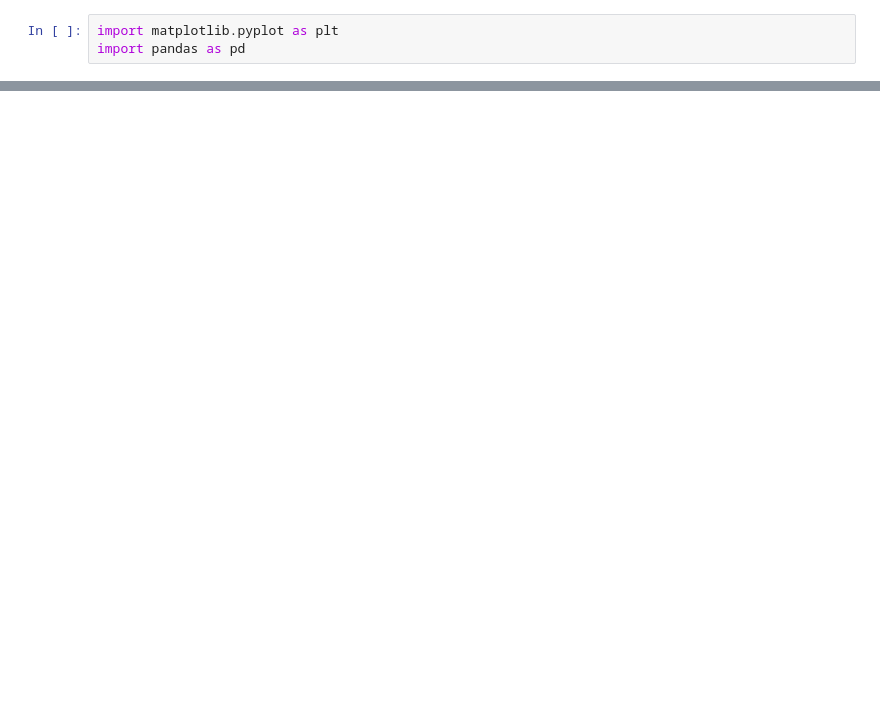
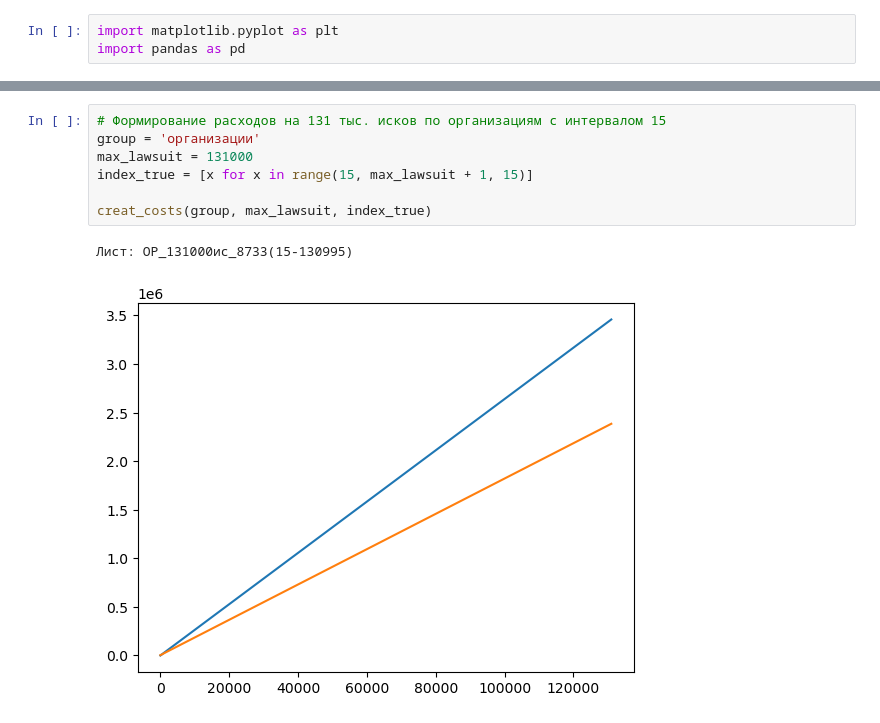
Before and after one commit to ArgentovS/Delegat, a Jupyter notebook: effect_delegat.ipynb, the cells around one changed output, grey strips where cells are left out. Cells and saved outputs as stored; diff of their text form; blank space fills up the shorter version.

```diff
--- a/effect_delegat.ipynb
+++ b/effect_delegat.ipynb
@@ -154,0 +167,10 @@ with pd.ExcelWriter('Графики.xlsx', mode='a',
+# %%
+# Формирование расходов на 131 тыс. исков по организациям с интервалом 15
+group = 'организации'
+max_lawsuit = 131000
+index_true = [x for x in range(15, max_lawsuit + 1, 15)]
+
+creat_costs(group, max_lawsuit, index_true)
+# %% [output]
+Лист: ОР_131000ис_8733(15-130995)
+[figure, added]
```
Also changed, not shown: parts of 28 cells of this notebook, 5 other files.
